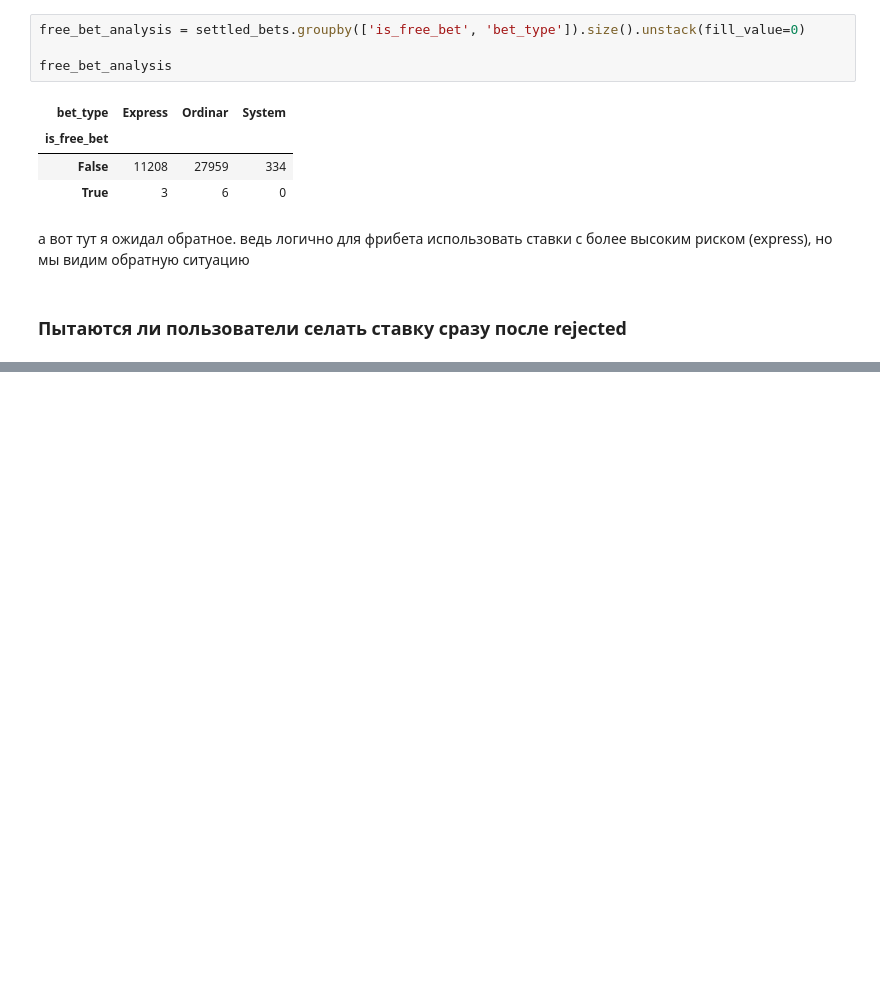
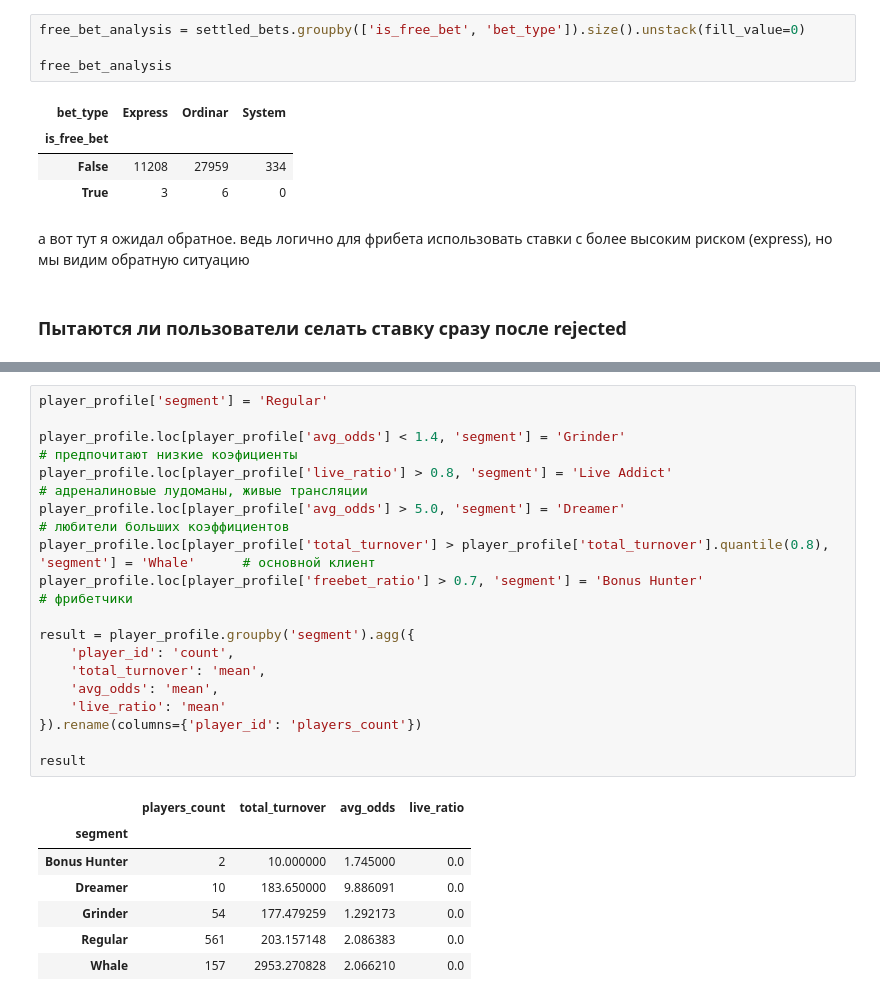
Before and after one commit to aliakseizvertouski/bet_analyse, a Jupyter notebook: bet_analyse.ipynb, the cells around one changed output, grey strips where cells are left out. Drawn from its saved outputs; the diff is of its cells as text; blank space fills up the shorter version.

```diff
--- a/bet_analyse.ipynb
+++ b/bet_analyse.ipynb
@@ -443,0 +472,25 @@ pairs
+# %%
+player_profile['segment'] = 'Regular'
+
+player_profile.loc[player_profile['avg_odds'] < 1.4, 'segment'] = 'Grinder'                                                     # предпочитают низкие коэфициенты
+player_profile.loc[player_profile['live_ratio'] > 0.8, 'segment'] = 'Live Addict'                                               # адреналиновые лудоманы, живые трансляции
+player_profile.loc[player_profile['avg_odds'] > 5.0, 'segment'] = 'Dreamer'                                                     # любители больших коэффициентов
+player_profile.loc[player_profile['total_turnover'] > player_profile['total_turnover'].quantile(0.8), 'segment'] = 'Whale'      # основной клиент
+player_profile.loc[player_profile['freebet_ratio'] > 0.7, 'segment'] = 'Bonus Hunter'                                           # фрибетчики
+
+result = player_profile.groupby('segment').agg({
+    'player_id': 'count',
+    'total_turnover': 'mean',
+    'avg_odds': 'mean',
+    'live_ratio': 'mean'
+}).rename(columns={'player_id': 'players_count'})
+
+result
+# %% [output]
+|  | players_count | total_turnover | avg_odds | live_ratio |
+| segment |  |  |  |  |
+| Bonus Hunter | 2 | 10.000000 | 1.745000 | 0.0 |
+| Dreamer | 10 | 183.650000 | 9.886091 | 0.0 |
+| Grinder | 54 | 177.479259 | 1.292173 | 0.0 |
+| Regular | 561 | 203.157148 | 2.086383 | 0.0 |
+| Whale | 157 | 2953.270828 | 2.066210 | 0.0 |
```
Also changed, not shown: parts of 5 cells of this notebook.
